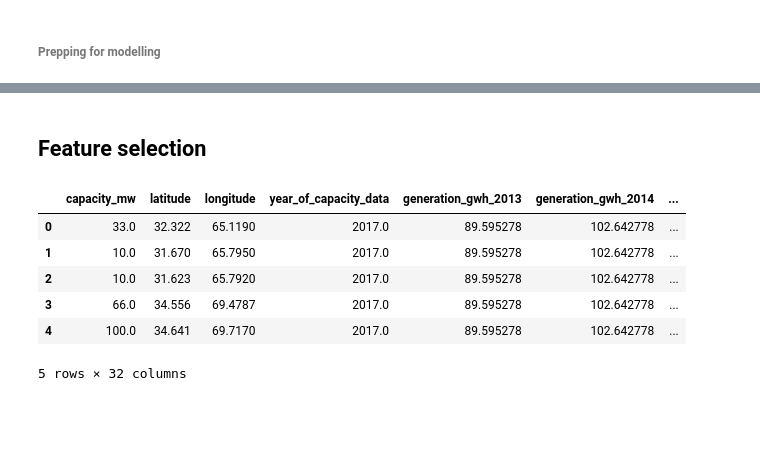
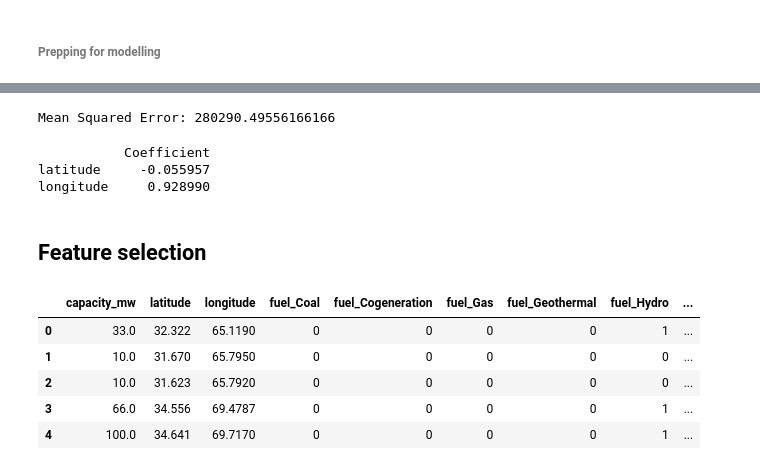
Before and after one commit to marttech26/GLOBAL-POWER-ANALYSIS, a Jupyter notebook: globalpowerplant.ipynb, the cells around one changed output, grey strips where cells are left out. Saved outputs shown, nothing was run; the diff lists cells and outputs as text; code cells hidden in the pictures; blank space fills up the shorter version.

```diff
--- a/globalpowerplant.ipynb
+++ b/globalpowerplant.ipynb
@@ -588,0 +832,13 @@ modelling.head()
+# %%
+# Calculate the performance of the model
+mse = mean_squared_error(y_test, y_pred)
+print(f"Mean Squared Error: {mse}")
+# %% [output]
+Mean Squared Error: 280290.49556166166
+# %%
+coefficients = pd.DataFrame(regressor.coef_, X.columns, columns=['Coefficient'])
+print(coefficients)
+# %% [output]
+           Coefficient
+latitude     -0.055957
+longitude     0.928990
@@ -590,15 +848,14 @@ modelling.head()
 ## Feature selection
 # %%
 #Dropping Columns
-modelling.drop(['country','plant name','gppd_idnr','owner','source','commissioning_year'], axis=1,inplace=True)
+modelling.drop(['primary_fuel', 'plant name', 'country'], axis=1,inplace=True)
 modelling.head()
 # %% [output]
-|  | capacity_mw | latitude | longitude | year_of_capacity_data | generation_gwh_2013 | generation_gwh_2014 | ... |
-| 0 | 33.0 | 32.322 | 65.1190 | 2017.0 | 89.595278 | 102.642778 | ... |
-| 1 | 10.0 | 31.670 | 65.7950 | 2017.0 | 89.595278 | 102.642778 | ... |
-| 2 | 10.0 | 31.623 | 65.7920 | 2017.0 | 89.595278 | 102.642778 | ... |
-| 3 | 66.0 | 34.556 | 69.4787 | 2017.0 | 89.595278 | 102.642778 | ... |
-| 4 | 100.0 | 34.641 | 69.7170 | 2017.0 | 89.595278 | 102.642778 | ... |
+|  | capacity_mw | latitude | longitude | fuel_Coal | fuel_Cogeneration | fuel_Gas | fuel_Geothermal | fuel_Hydro | ... |
+| 0 | 33.0 | 32.322 | 65.1190 | 0 | 0 | 0 | 0 | 1 | ... |
+| 1 | 10.0 | 31.670 | 65.7950 | 0 | 0 | 0 | 0 | 0 | ... |
+| 2 | 10.0 | 31.623 | 65.7920 | 0 | 0 | 0 | 0 | 0 | ... |
+| 3 | 66.0 | 34.556 | 69.4787 | 0 | 0 | 0 | 0 | 1 | ... |
+| 4 | 100.0 | 34.641 | 69.7170 | 0 | 0 | 0 | 0 | 1 | ... |
-5 rows × 32 columns
 # %%
 # correlation of modelling data
```
Also changed, not shown: parts of 110 cells of this notebook.
